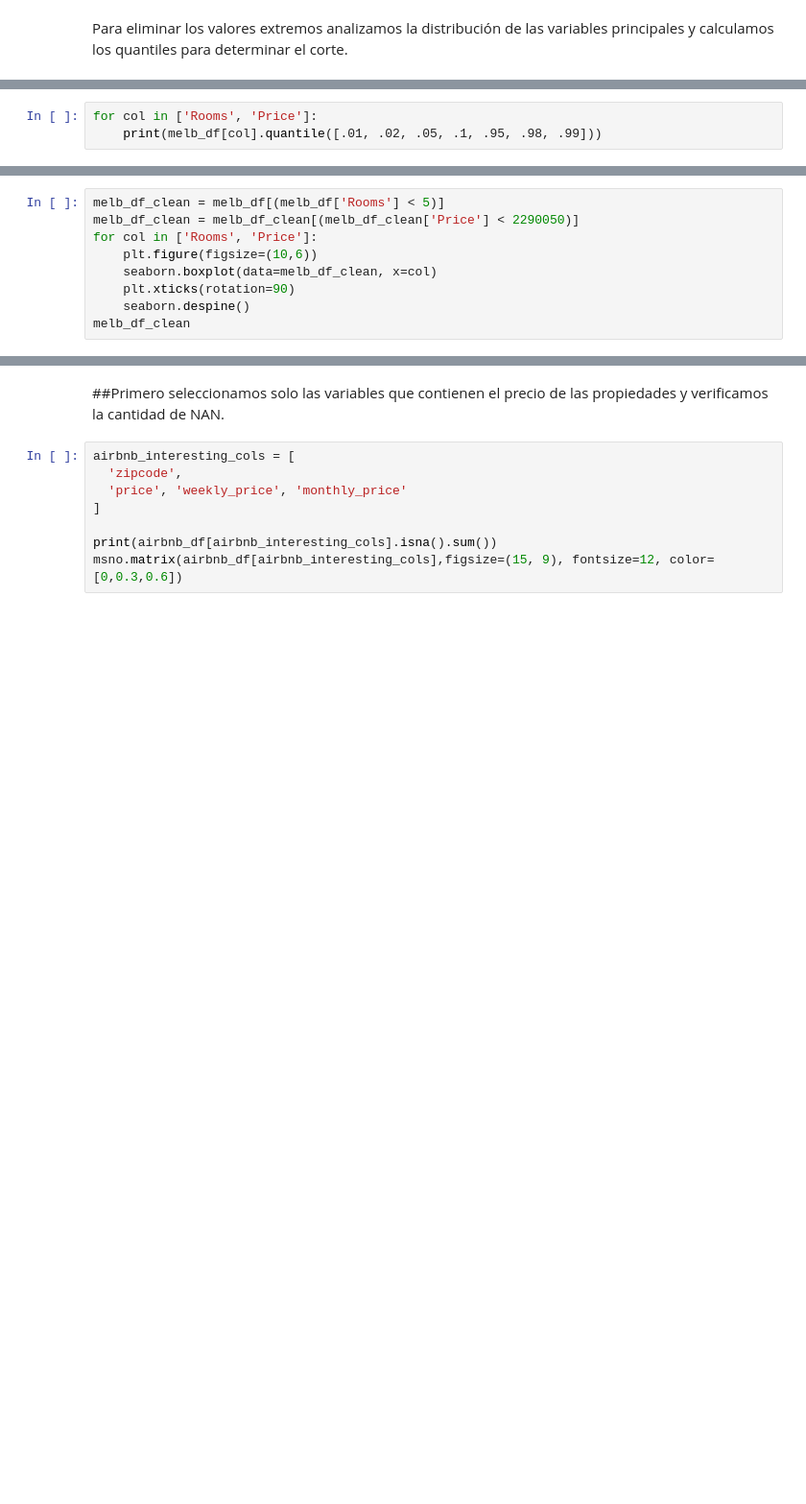
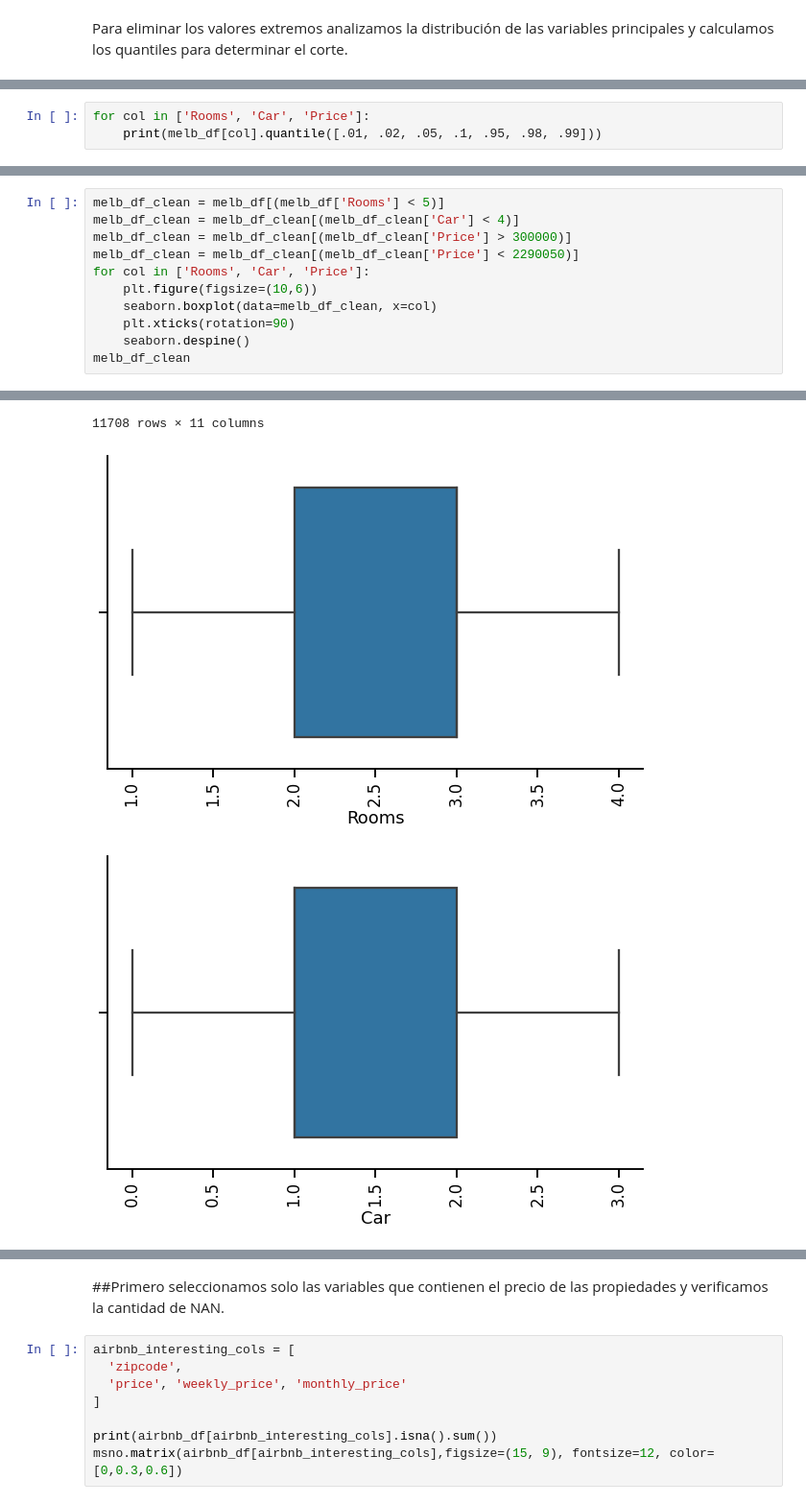
Before and after one commit to chino1504/diplodatos, a Jupyter notebook: EyCD/EyCD_G17_TP1.ipynb, the cells around one changed output, grey strips where cells are left out. Shown at 96% size. Cells and saved outputs as stored; diff of their text form; blank space fills up the shorter version.

```diff
--- a/EyCD/EyCD_G17_TP1.ipynb
+++ b/EyCD/EyCD_G17_TP1.ipynb
@@ -255,3 +283,3 @@ for col in ['Rooms', 'Price']:
 # %%
-for col in ['Rooms', 'Price']:
+for col in ['Rooms', 'Car', 'Price']:
     print(melb_df[col].quantile([.01, .02, .05, .1, .95, .98, .99]))
@@ -258,9 +304,12 @@ for col in ['Rooms', 'Price']:
 # %%
 melb_df_clean = melb_df[(melb_df['Rooms'] < 5)]
+melb_df_clean = melb_df_clean[(melb_df_clean['Car'] < 4)]
+melb_df_clean = melb_df_clean[(melb_df_clean['Price'] > 300000)]
 melb_df_clean = melb_df_clean[(melb_df_clean['Price'] < 2290050)]
-for col in ['Rooms', 'Price']:
+for col in ['Rooms', 'Car', 'Price']:
     plt.figure(figsize=(10,6))
     seaborn.boxplot(data=melb_df_clean, x=col)
     plt.xticks(rotation=90)
     seaborn.despine()
 melb_df_clean
+# %% [output]
@@ -266,0 +328,3 @@ melb_df_clean
+11708 rows × 11 columns
+[figure, added]
+[figure, added]
```
Also changed, not shown: parts of 29 cells of this notebook, 1 other file.
